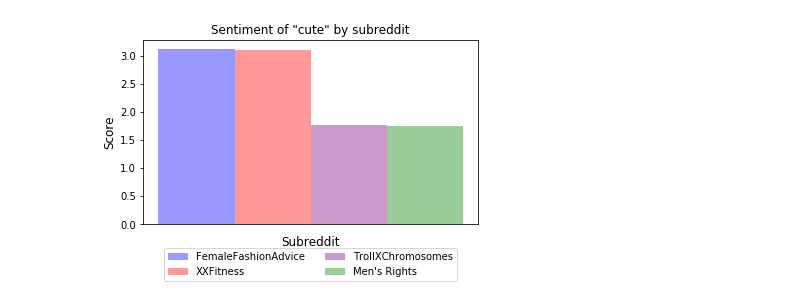
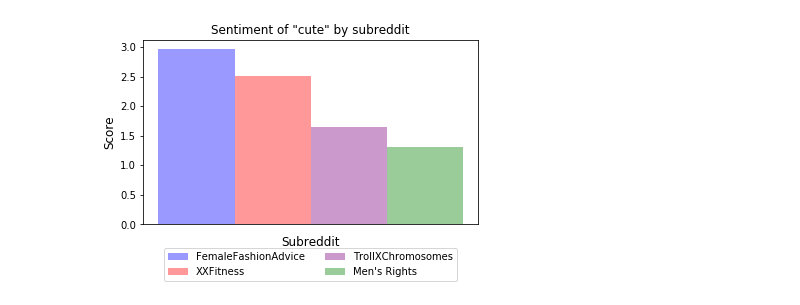
Before and after one commit to lucy3/reddit-sent, a Jupyter notebook: code/plot_sim_correlations.ipynb, the cells around one changed output. Saved outputs shown, nothing was run; the diff lists cells and outputs as text; code cells hidden in the pictures.

```diff
--- a/code/plot_sim_correlations.ipynb
+++ b/code/plot_sim_correlations.ipynb
@@ -194,10 +346,10 @@ get_sentiments('cute')
 n_groups = 1
 #femalefashioadvice,xxfitness,trollxchromosomes,mensrights
 
-ffa = (3.124067931138336)
-xx = (3.1093152736088885)
-troll = (1.7702725873116825)
-men = (1.7570752035954156)
+ffa = (2.97361599661)
+xx = (2.52007085583)
+troll = (1.65635039033)
+men = (1.30965434913)
 
 # means_men = (20, 35, 30, 35, 27)
 # std_men = (2, 3, 4, 1, 2)
@@ -220,31 +372,31 @@ rects1 = ax.bar(index, ffa, bar_width,
                 label='FemaleFashionAdvice')
 
 rects2 = ax.bar(index + bar_width, xx, bar_width,
                 alpha=opacity, color='r',
 
                 label='XXFitness')
 
 rects2 = ax.bar(index + 2*bar_width, troll, bar_width,
                 alpha=opacity, color='purple',
 
                 label='TrollXChromosomes')
 
 rects2 = ax.bar(index + 3*bar_width, men, bar_width,
                 alpha=opacity, color='g',
 
                 label='Men\'s Rights')
 
 ax.set_xlabel('Subreddit',fontsize=12)
 ax.set_ylabel('Score',fontsize=12)
 ax.set_title('Sentiment of "cute" by subreddit')
 #ax.set_xticks(index + bar_width / 2)
 ax.set_xticklabels(())
 ax.xaxis.set_ticks_position('none')
 
 ax.legend(loc=9, bbox_to_anchor=(0.5, -0.1), ncol=2,fontsize=10)
 
 #fig.tight_layout()
 plt.savefig('sentiment_cute.pdf')
 plt.show()
 # %% [output]
-[figure, old version]
+[figure, new version]
```
Also changed, not shown: parts of 25 cells of this notebook, 17 other files.
